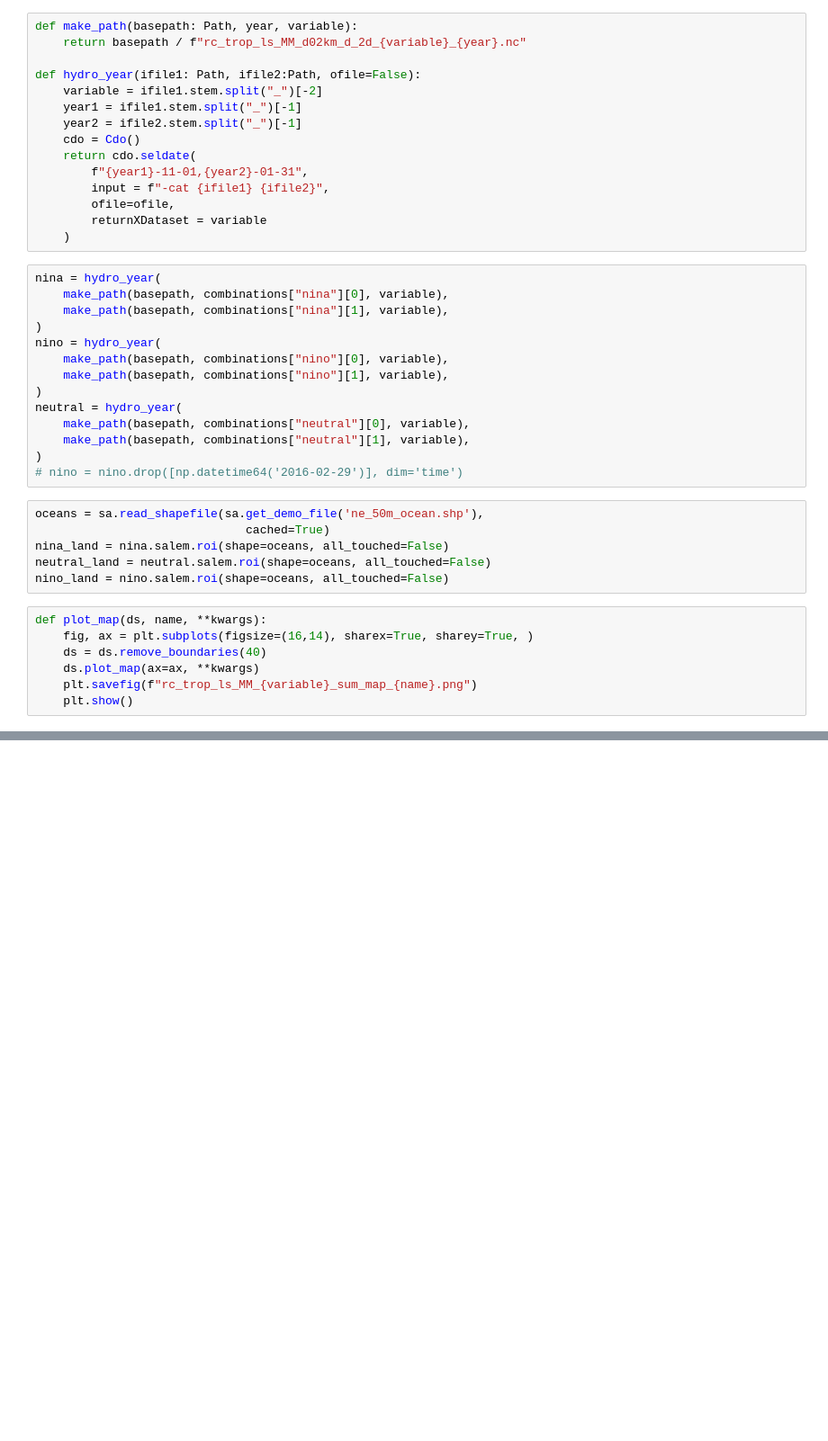
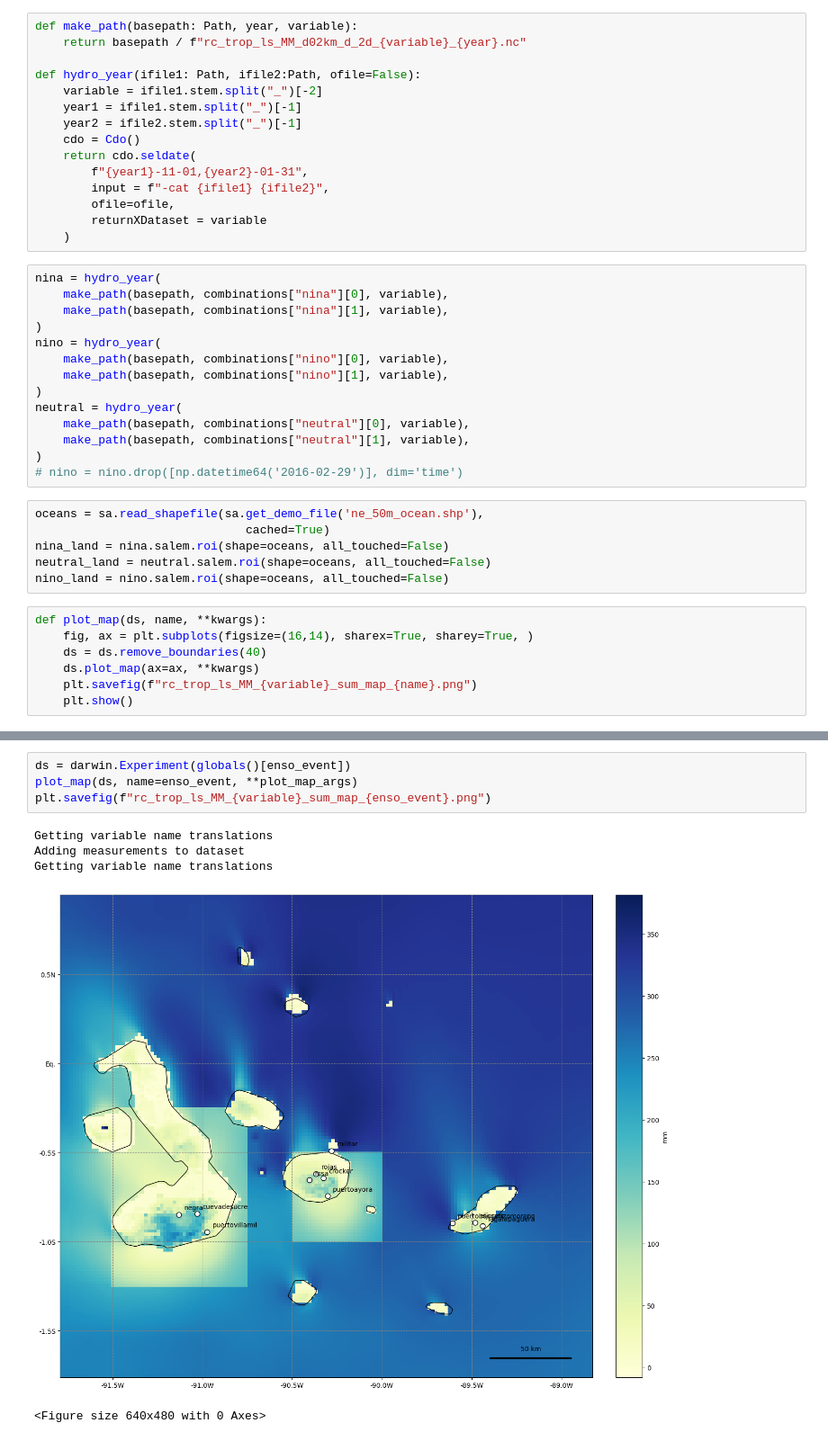
Before and after one commit to benatouba/darwin, a Jupyter notebook: maps_for_nnn.ipynb, the cells around one changed output, grey strips where cells are left out. Shown at 90% size. Cells and saved outputs as stored; diff of their text form; blank space fills up the shorter version.

```diff
--- a/maps_for_nnn.ipynb
+++ b/maps_for_nnn.ipynb
@@ -89,2 +93,12 @@ Getting variable name translations
+# %%
+ds = darwin.Experiment(globals()[enso_event])
+plot_map(ds, name=enso_event, **plot_map_args)
+plt.savefig(f"rc_trop_ls_MM_{variable}_sum_map_{enso_event}.png")
+# %% [output]
+Getting variable name translations
+Adding measurements to dataset
+Getting variable name translations
+[figure, added]
+<Figure size 640x480 with 0 Axes>
 # %%
 fig = plt.figure(figsize=(12, 6))
```
Also changed, not shown: parts of 5 cells of this notebook.
